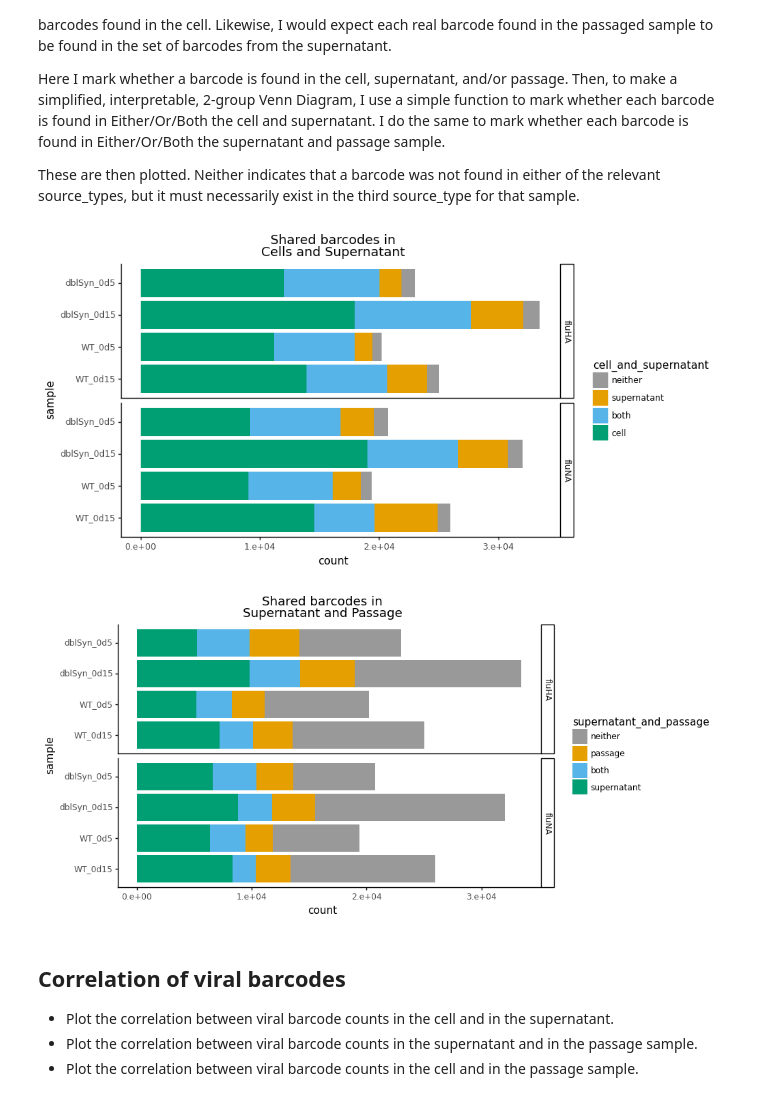
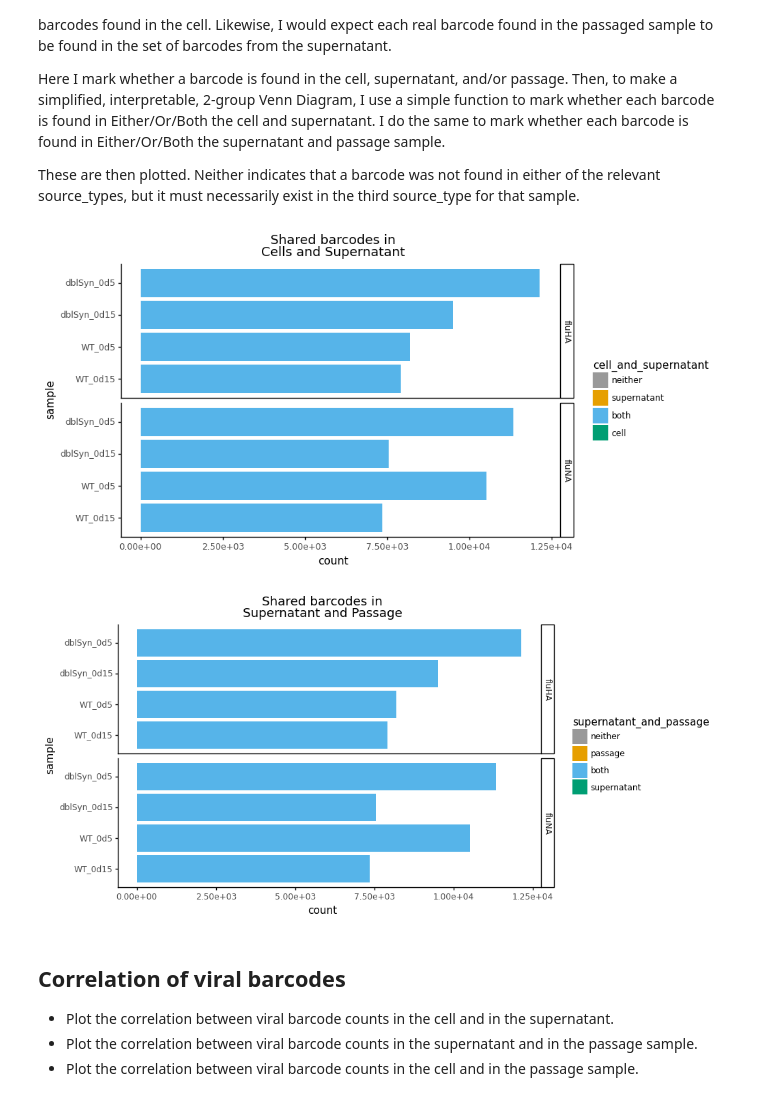
Before and after one commit to jbloomlab/barcoded_flu_pdmH1N1, a Jupyter notebook: viral_bc_analysis.ipynb, the cells around one changed output. Drawn from its saved outputs; the diff is of its cells as text; code cells hidden in the pictures.

Commit message:
Filtered keeping only barcodes that are present in cells, supernatants, and passage

```diff
--- a/viral_bc_analysis.ipynb
+++ b/viral_bc_analysis.ipynb
@@ -342,7 +342,7 @@ _ = p.draw()
 
 Based on the plots above, I have chosen to filter barcodes with a frequency below `x` or any ambiguous characters (`N`) in their sequence. Barcodes with mutations in the flu gene sequence (`match` section above) are not filtered out, since I only really care about mutations in the viral bc.
 # %%
-threshold = (1 / (max_real * 10)) #cutoff for including a barcode
+threshold = 0 #cutoff for including a barcode
 
 barcode_counts_df['filtered'] = barcode_counts_df.apply(lambda x: filter_viral_bc(
                                                                        x['viral_bc'],
@@ -488,7 +488,7 @@ residence_df['supernatant_and_passage'] = pd.Categorical(residence_df['supernata
                                                       categories=['neither','passage','both','supernatant'],
                                                       ordered=True)
 # %%
-p = (ggplot(residence_df, aes(x='sample', fill='cell_and_supernatant')) +
+p = (ggplot(residence_df.query('in_cell == True and in_supernatant == True and in_passage == True'), aes(x='sample', fill='cell_and_supernatant')) +
      geom_bar(stat="count") +
      coord_flip() +
      facet_grid('segment~') +
@@ -499,20 +499,20 @@ p = (ggplot(residence_df, aes(x='sample', fill='cell_and_supernatant')) +
      )
 _ = p.draw()
 # %% [output]
-[figure, old version]
+[figure, new version]
 # %%
-p = (ggplot(residence_df, aes(x='sample', fill='supernatant_and_passage')) +
+p = (ggplot(residence_df.query('in_cell == True and in_supernatant == True and in_passage == True'), aes(x='sample', fill='supernatant_and_passage')) +
      geom_bar(stat='count') +
      coord_flip() +
      facet_grid('segment~') +
      theme(figure_size=(8, 5)) +
      ggtitle('Shared barcodes in\nSupernatant and Passage') +
      scale_y_continuous(labels=mizani.formatters.scientific_format()) +
      scale_fill_manual(cbpalette[0:])
      )
 _ = p.draw()
 # %% [output]
-[figure, old version]
+[figure, new version]
 # %% [markdown]
 ## Correlation of viral barcodes
 - Plot the correlation between viral barcode counts in the cell and in the supernatant.
```
Also changed, not shown: parts of 11 cells of this notebook.
